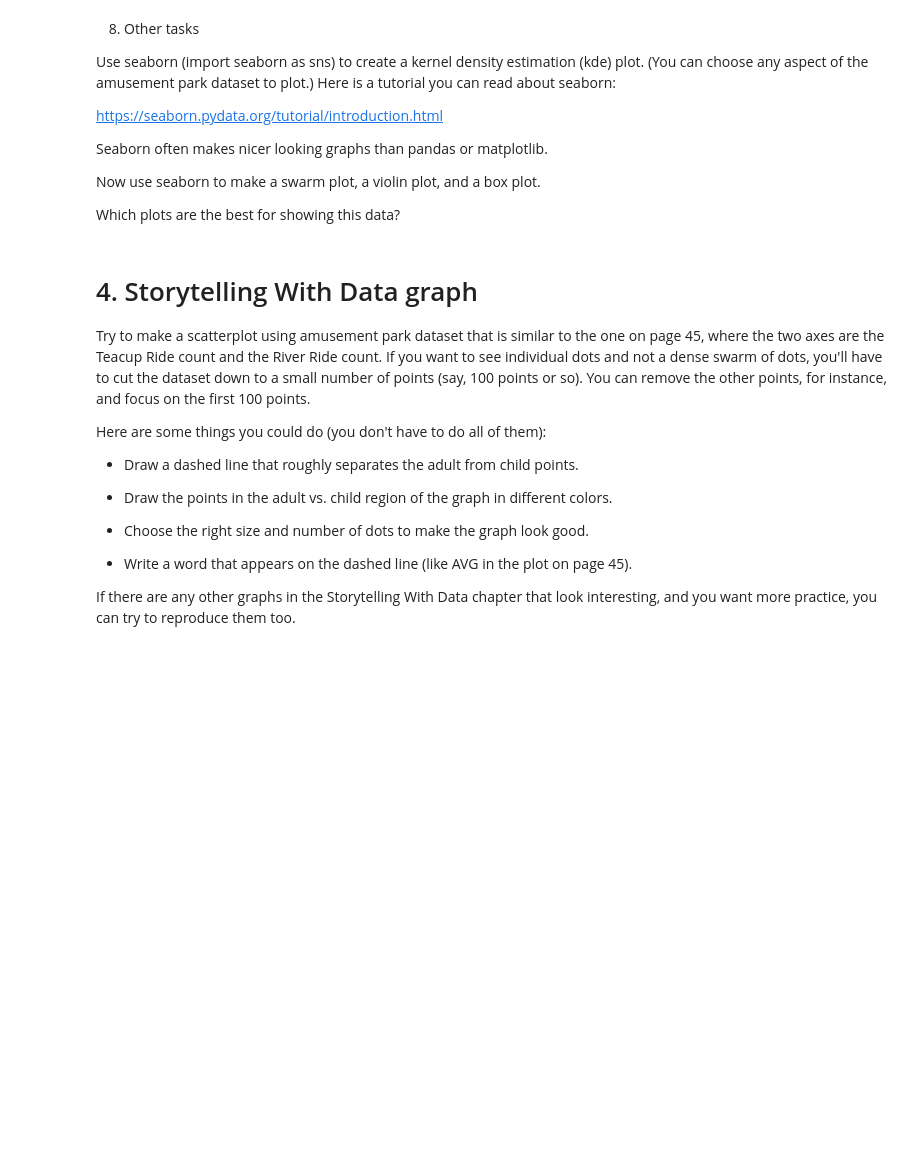
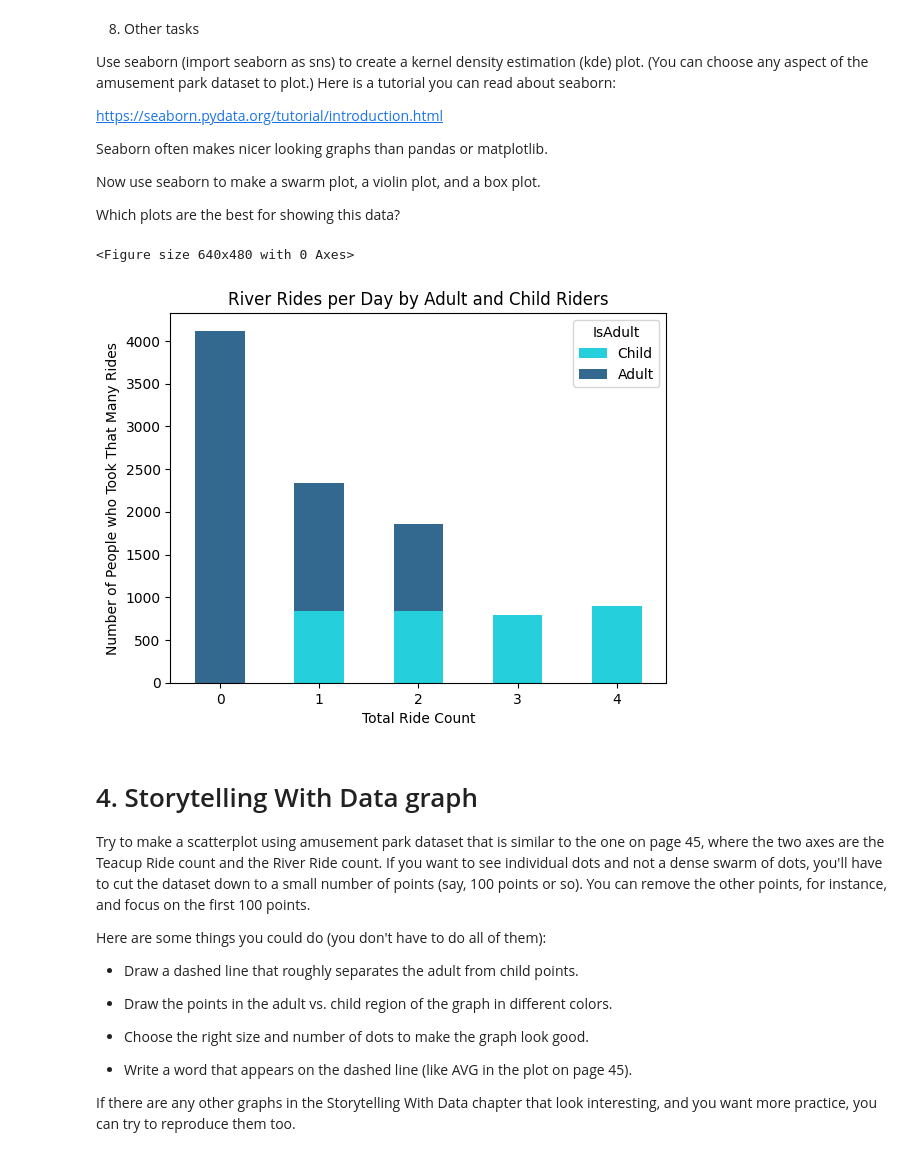
Before and after one commit to JonG-2025/Module-B-semester-2, a Jupyter notebook: Week3.ipynb, the cells around one changed output. Cells and saved outputs as stored; diff of their text form; code cells hidden in the pictures; blank space fills up the shorter version.

```diff
--- a/Week3.ipynb
+++ b/Week3.ipynb
@@ -467,6 +485,21 @@ Seaborn often makes nicer looking graphs than pandas or matplotlib.
 Now use seaborn to make a swarm plot, a violin plot, and a box plot.
 
 Which plots are the best for showing this data?
+# %%
+#7
+river_counts = df.groupby(['RiverRide','IsAdult']).size().unstack(fill_value=0)
+river_counts = river_counts.rename(columns={True:'Adult', False:'Child'})
+
+plt.figure()
+river_counts.plot(kind='bar', stacked=True, color= ["#25cfdb","#33698f"])
+plt.title("River Rides per Day by Adult and Child Riders")
+plt.xlabel("Total Ride Count")
+plt.xticks([0, 1, 2, 3, 4], rotation=0)
+plt.ylabel("Number of People who Took That Many Rides")
+plt.show()
+# %% [output]
+<Figure size 640x480 with 0 Axes>
+[figure, added]
 # %% [markdown]
 # 4. Storytelling With Data graph
 
```
Also changed, not shown: parts of 1 cell of this notebook.
